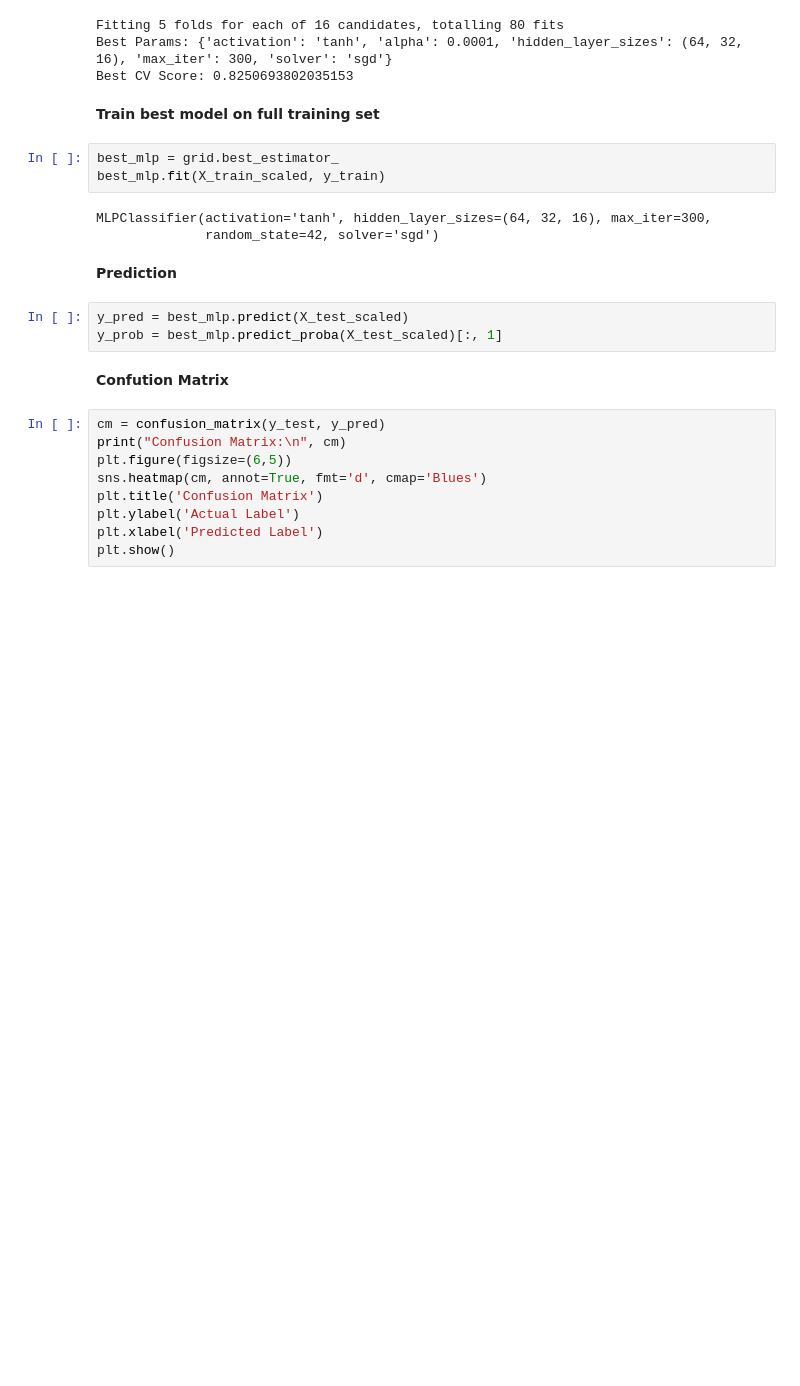
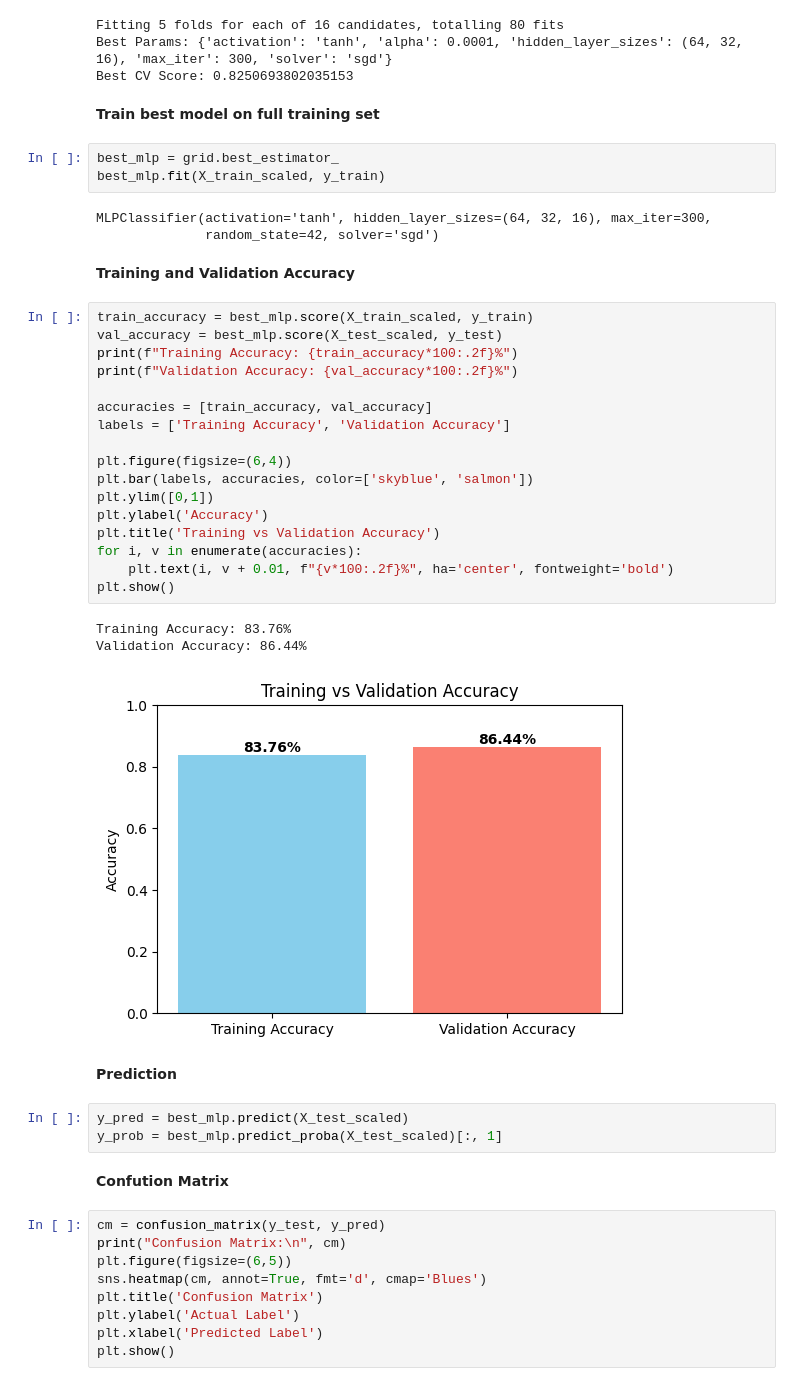
Before and after one commit to Muhammed-Shaahidh/Heart_Attack_Prediction, a Jupyter notebook: Model_Training/MLP_Model.ipynb, the cells around one changed output. Saved outputs shown, nothing was run; the diff lists cells and outputs as text; blank space fills up the shorter version.

```diff
--- a/Model_Training/MLP_Model.ipynb
+++ b/Model_Training/MLP_Model.ipynb
@@ -116,6 +122,29 @@ best_mlp.fit(X_train_scaled, y_train)
 # %% [output]
 MLPClassifier(activation='tanh', hidden_layer_sizes=(64, 32, 16), max_iter=300,
               random_state=42, solver='sgd')
+# %% [markdown]
+**Training and Validation Accuracy**
+# %%
+train_accuracy = best_mlp.score(X_train_scaled, y_train)
+val_accuracy = best_mlp.score(X_test_scaled, y_test)
+print(f"Training Accuracy: {train_accuracy*100:.2f}%")
+print(f"Validation Accuracy: {val_accuracy*100:.2f}%")
+
+accuracies = [train_accuracy, val_accuracy]
+labels = ['Training Accuracy', 'Validation Accuracy']
+
+plt.figure(figsize=(6,4))
+plt.bar(labels, accuracies, color=['skyblue', 'salmon'])
+plt.ylim([0,1])
+plt.ylabel('Accuracy')
+plt.title('Training vs Validation Accuracy')
+for i, v in enumerate(accuracies):
+    plt.text(i, v + 0.01, f"{v*100:.2f}%", ha='center', fontweight='bold')
+plt.show()
+# %% [output]
+Training Accuracy: 83.76%
+Validation Accuracy: 86.44%
+[figure, added]
 # %% [markdown]
 **Prediction**
 # %%
```
Also changed, not shown: parts of 3 cells of this notebook.
